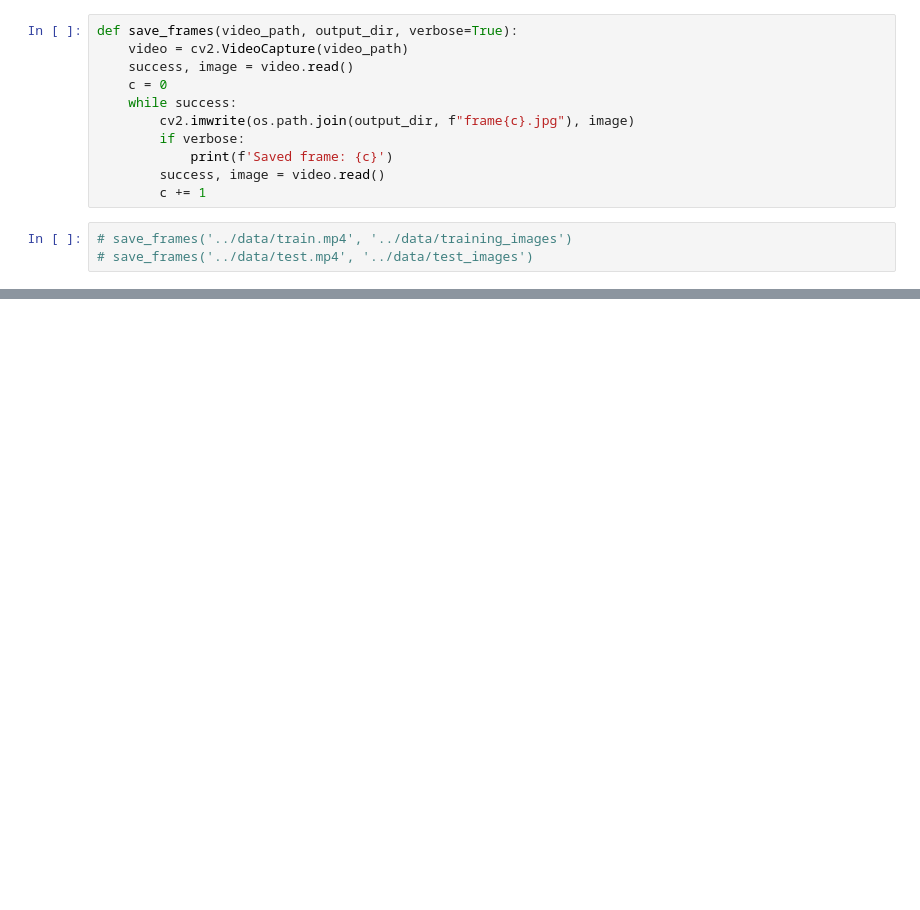
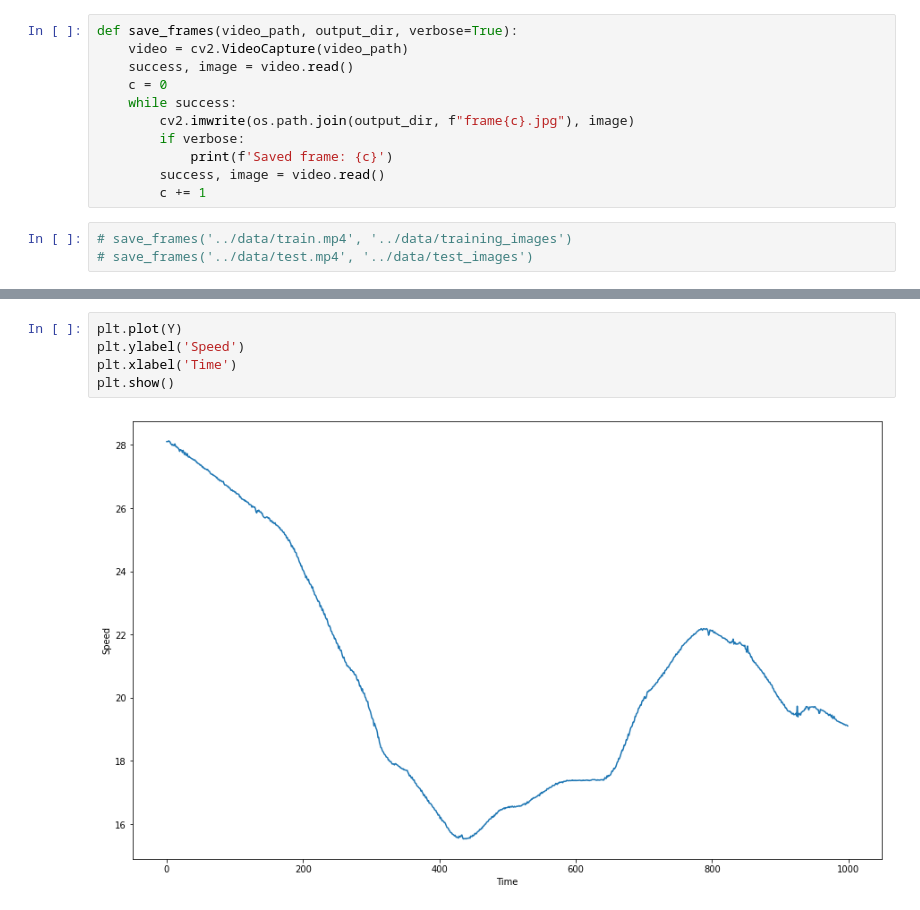
Before and after one commit to ryansdowning/speedchallenge, a Jupyter notebook: notebooks/eda.ipynb, the cells around one changed output, grey strips where cells are left out. Saved outputs shown, nothing was run; the diff lists cells and outputs as text; blank space fills up the shorter version.

```diff
--- a/notebooks/eda.ipynb
+++ b/notebooks/eda.ipynb
@@ -31,0 +51,7 @@ cv2.imread(os.path.join('../data/training_images', f'frame{0}.jpg'), cv2.IMREAD_
+# %%
+plt.plot(Y)
+plt.ylabel('Speed')
+plt.xlabel('Time')
+plt.show()
+# %% [output]
+[figure, added]
```
Also changed, not shown: parts of 10 cells of this notebook, 2 other files.
